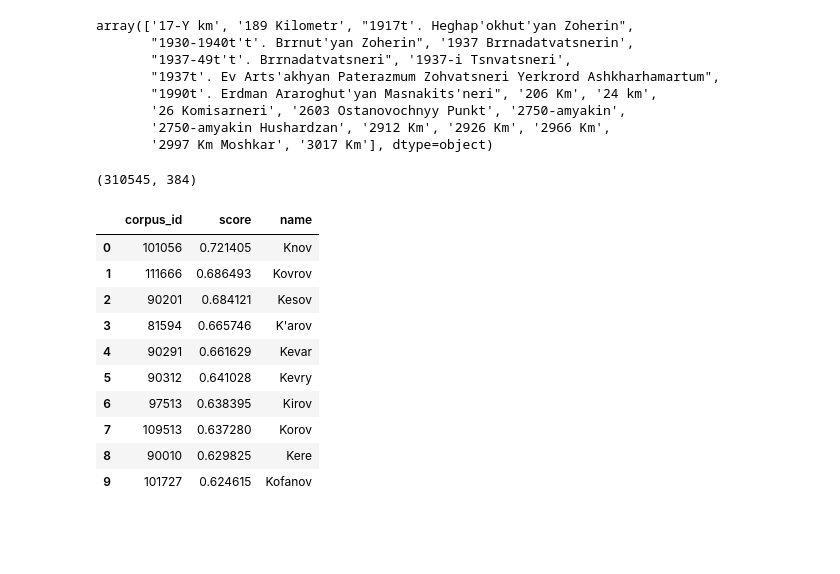
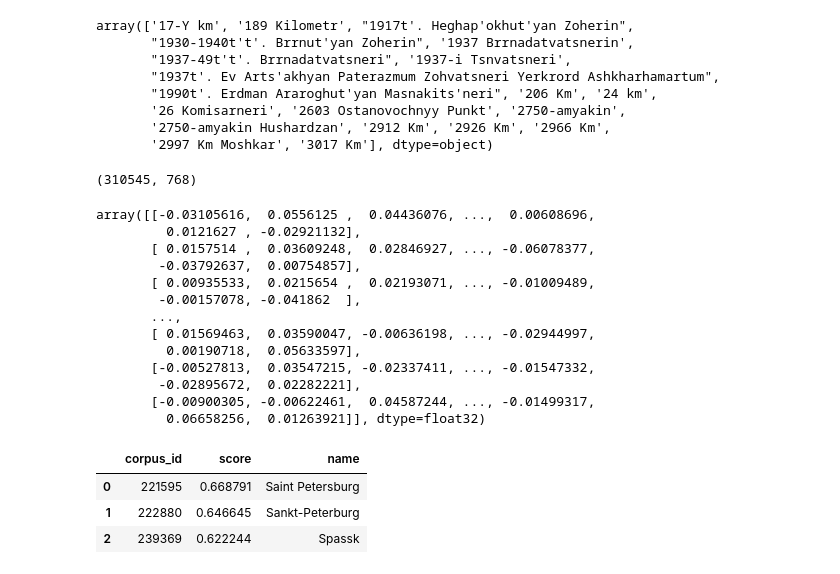
Before and after one commit to wasjaip/Yandex_geo, a Jupyter notebook: geo-trans.ipynb, the cells around one changed output. Saved outputs shown, nothing was run; the diff lists cells and outputs as text; code cells hidden in the pictures; blank space fills up the shorter version.

```diff
--- a/geo-trans.ipynb
+++ b/geo-trans.ipynb
@@ -736,6 +746,6 @@ SentenceTransformer(
 # %%
 # Создание DataLoader
-train_dataloader = DataLoader(train_df, shuffle=True, batch_size=32)
+train_dataloader = DataLoader(train_df, shuffle=True, batch_size=64)
 # %% [markdown]
 Выбор между косинусной потерей (CosineSimilarityLoss) и потерей MultipleNegativesRankingLoss зависит от конкретной задачи и данных, с которыми я работаю. Вот некоторые рассуждения, которые помогают мне сделать выбор:
 
@@ -788,4 +798,5 @@ train_loss = losses.MultipleNegativesRankingLoss(model)
 # %%
 # Определение оценщика и параметров обучения
 evaluator = evaluation.EmbeddingSimilarityEvaluator.from_input_examples(train_df, name='asciiname-evaluator')
-model.fit(train_objectives=[(train_dataloader, train_loss)], epochs=2, warmup_steps=100, evaluator=evaluator, evaluation_steps=10000)
+model.fit(train_objectives=[(train_dataloader, train_loss)], epochs=6, warmup_steps=100, evaluator=evaluator, evaluation_steps=5000)
+# model.fit(train_objectives=[(train_dataloader, train_loss)], epochs=1)
@@ -899,5 +858,21 @@ array(['17-Y km', '189 Kilometr', "1917t'. Heghap'okhut'yan Zoherin",
 embeddings=model.encode(name)
 embeddings.shape
 # %% [output]
-(310545, 384)
+(310545, 768)
+# %%
+embeddings
+# %% [output]
+array([[-0.03105616,  0.0556125 ,  0.04436076, ...,  0.00608696,
+         0.0121627 , -0.02921132],
+       [ 0.0157514 ,  0.03609248,  0.02846927, ..., -0.06078377,
+        -0.03792637,  0.00754857],
+       [ 0.00935533,  0.0215654 ,  0.02193071, ..., -0.01009489,
+        -0.00157078, -0.041862  ],
+       ...,
+       [ 0.01569463,  0.03590047, -0.00636198, ..., -0.02944997,
+         0.00190718,  0.05633597],
+       [-0.00527813,  0.03547215, -0.02337411, ..., -0.01547332,
+        -0.02895672,  0.02282221],
+       [-0.00900305, -0.00622461,  0.04587244, ..., -0.01499317,
+         0.06658256,  0.01263921]], dtype=float32)
 # %%
@@ -918,32 +893,43 @@ def get_all(geo_name, model=model, embeddings=embeddings, name=name, top=3):
 # %%
-def get_all(geo_name, model=model, embeddings=embeddings, name=name, top=3):
-    # Кодирование запроса в эмбеддинг
-    query_embedding = model.encode([geo_name])
+# def get_all(geo_name, model=model, embeddings=embeddings, name=name, top=3):
+#     # Кодирование запроса в эмбеддинг
+#     query_embedding = model.encode([geo_name])
 
-    # Поиск top наиболее близких эмбеддингов
-    search_results = util.semantic_search(query_embedding, embeddings, top)[0]
+#     # Поиск top наиболее близких эмбеддингов
+#     search_results = util.semantic_search(query_embedding, embeddings, top)[0]
 
-    # Преобразование результатов в DataFrame
-    result = pd.DataFrame(search_results)
+#     # Преобразование результатов в DataFrame
+#     result = pd.DataFrame(search_results)
 
-    # Добавление имени в результаты на основе corpus_id
-    result = result.assign(name=[name[i] for i in result['corpus_id']])
+#     # Добавление имени в результаты на основе corpus_id
+#     result = result.assign(name=[name[i] for i in result['corpus_id']])
 
-    return result
+#     return result
+# %%
+def get_all(geo_name, model=model, embeddings=embeddings, name=name, top=3):
+    # Кодирование запроса в эмбеддинг
+    query_embedding = model.encode([geo_name])
+
+    # Поиск наиболее близких эмбеддингов
+    search_results = util.semantic_search(query_embedding, embeddings, top_k=top)[0]
+
+    # Ограничение результатов до заданного количества top
+    search_results = search_results[:top]
+
+    # Преобразование результатов в DataFrame
+    result = pd.DataFrame(search_results)
+
+    # Добавление имени в результаты на основе corpus_id
+    result = result.assign(name=[name[i] for i in result['corpus_id']])
+
+    return result
 # %%
 # def get_all(geo_name,name=name,embeddings=embeddings,model=model,top=3):
 #     result=pd.DataFrame(util.semantic_search(model.encode(geo_name),embeddings,top=top)[0])
 #     return result.assing(name=name[result.corpus_id])
-get_all('Керов')
+get_all('СПб')
 # %% [output]
 |  | corpus_id | score | name |
-| 0 | 101056 | 0.721405 | Knov |
-| 1 | 111666 | 0.686493 | Kovrov |
-| 2 | 90201 | 0.684121 | Kesov |
-| 3 | 81594 | 0.665746 | K'arov |
-| 4 | 90291 | 0.661629 | Kevar |
-| 5 | 90312 | 0.641028 | Kevry |
-| 6 | 97513 | 0.638395 | Kirov |
-| 7 | 109513 | 0.637280 | Korov |
-| 8 | 90010 | 0.629825 | Kere |
-| 9 | 101727 | 0.624615 | Kofanov |
+| 0 | 221595 | 0.668791 | Saint Petersburg |
+| 1 | 222880 | 0.646645 | Sankt-Peterburg |
+| 2 | 239369 | 0.622244 | Spassk |
```
Also changed, not shown: parts of 27 cells of this notebook.
